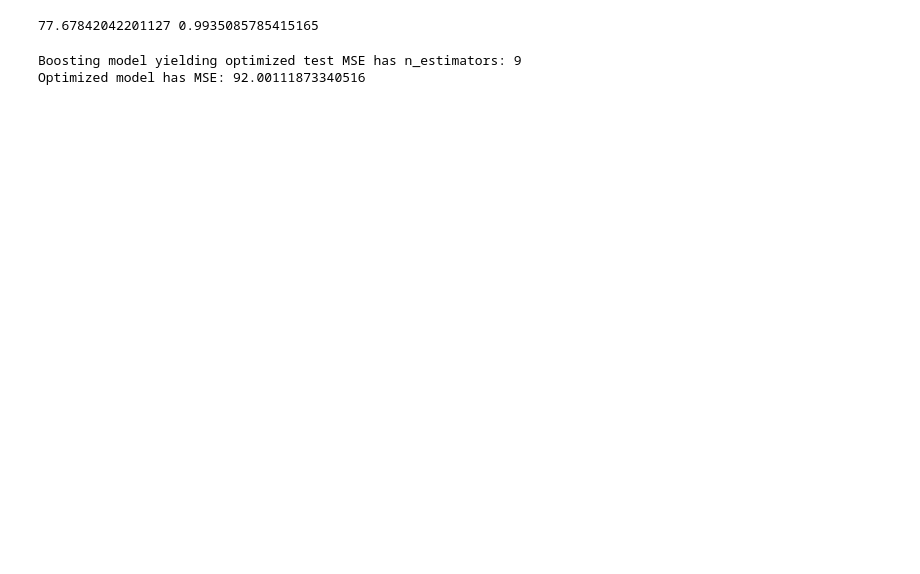
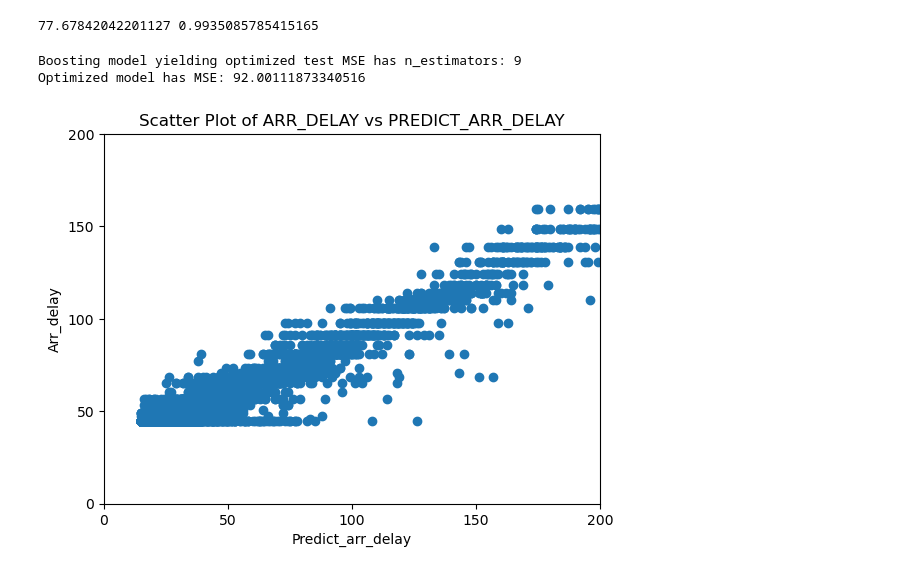
Before and after one commit to sumanth-subba/FlightDelayPredictor, a Jupyter notebook: boosting.ipynb, the cells around one changed output. Drawn from its saved outputs; the diff is of its cells as text; code cells hidden in the pictures; blank space fills up the shorter version.

Commit message:
boost plot

```diff
--- a/boosting.ipynb
+++ b/boosting.ipynb
@@ -70,3 +70,21 @@ print('Optimized model has MSE:', min(mse['test_mse'])/22)
 # %% [output]
 Boosting model yielding optimized test MSE has n_estimators: 9
 Optimized model has MSE: 92.00111873340516
+# %%
+# Create the scatter plot
+plt.scatter(y_test, preds_test)
+
+plt.ylabel('ARR_DELAY'.capitalize())
+plt.yticks([0, 50, 100, 150, 200], ['0', '50', '100', '150', '200'])
+
+plt.xlabel('PREDICT_ARR_DELAY'.capitalize())
+plt.xticks([0, 50, 100, 150, 200], ['0', '50', '100', '150', '200'])
+
+plt.xlim([0, 200])
+plt.ylim([0, 200])
+
+plt.title('Scatter Plot of ARR_DELAY vs PREDICT_ARR_DELAY')
+
+plt.show()
+# %% [output]
+[figure, added]
```
